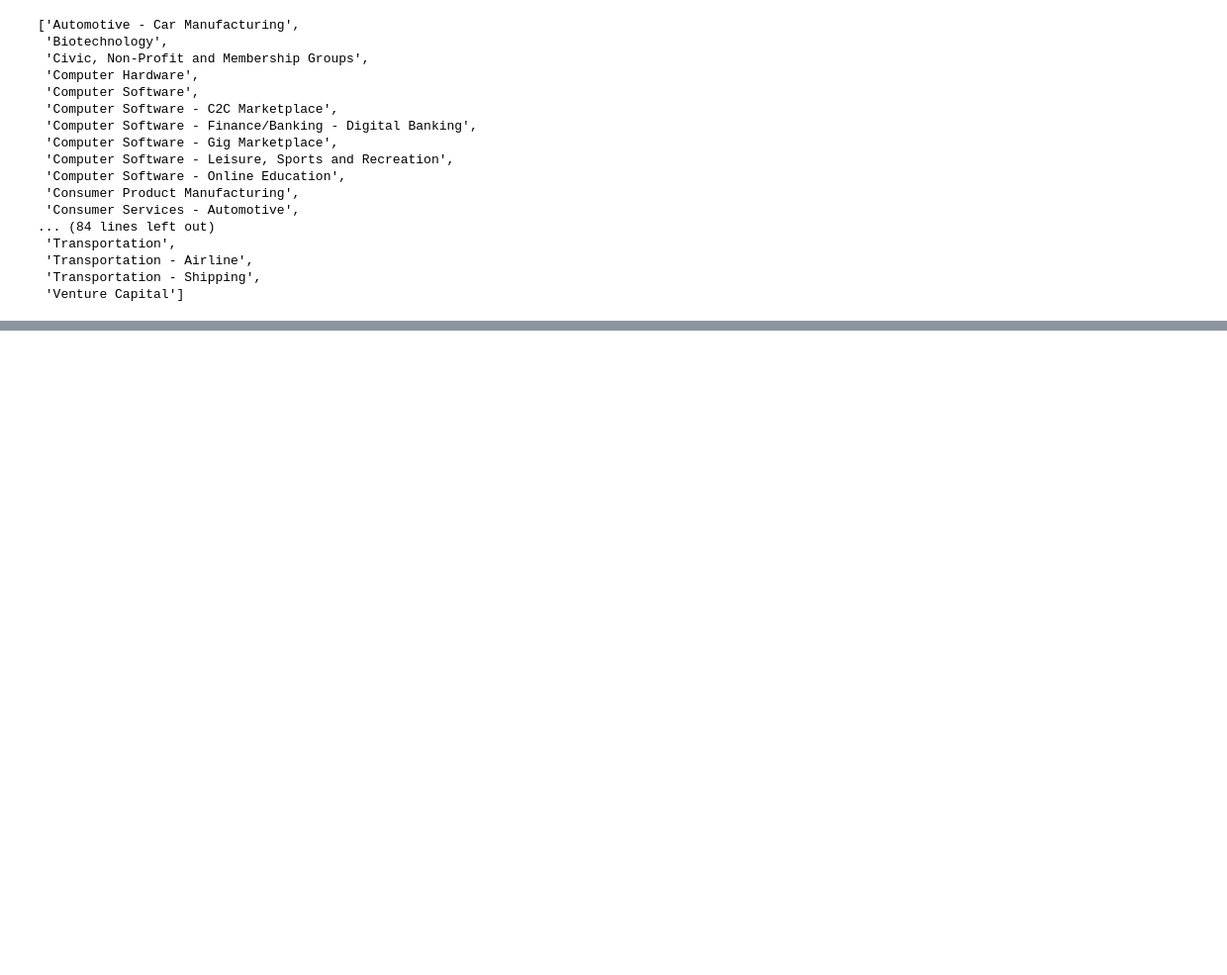
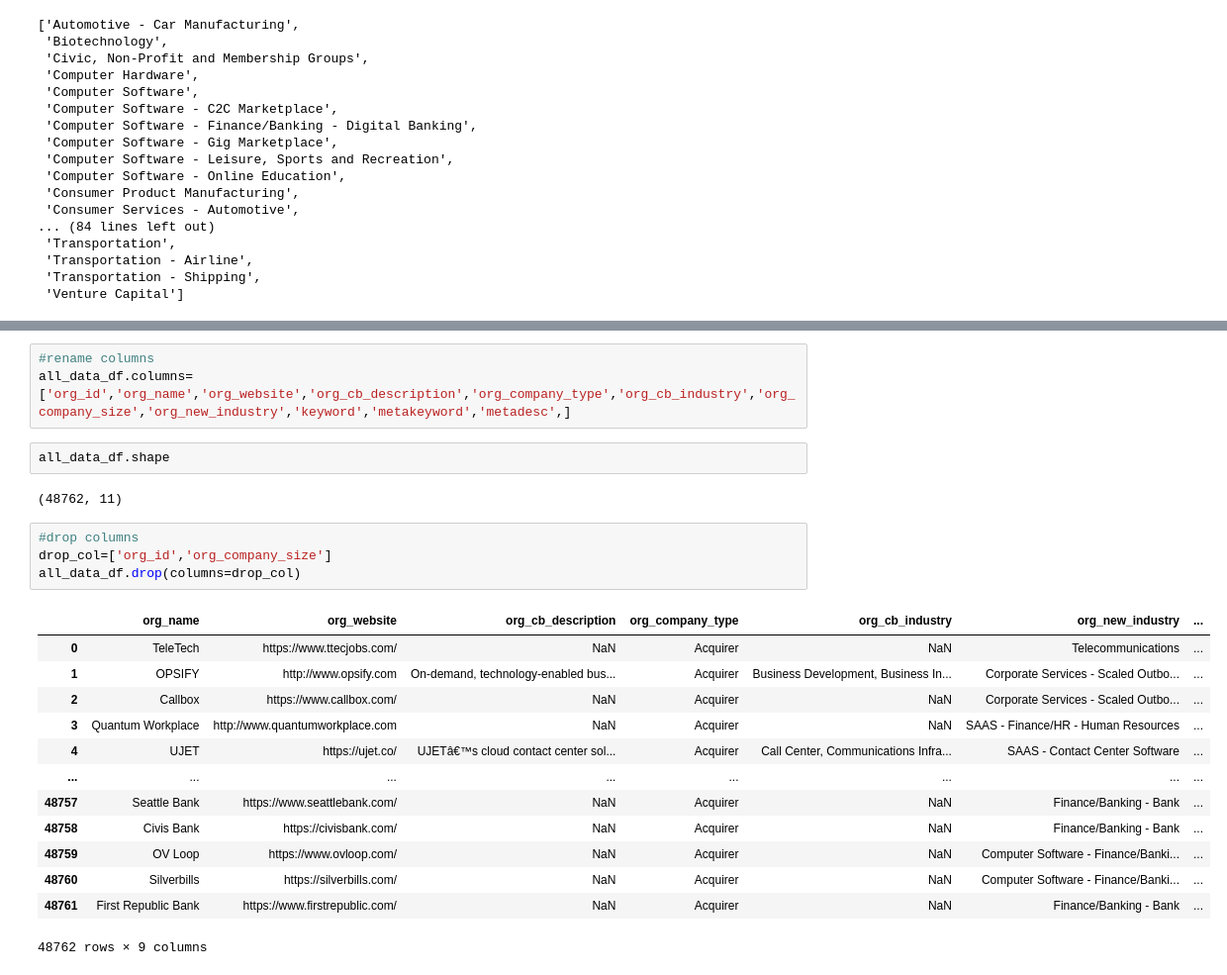
Before and after one commit to CSML1030/capstone, a Jupyter notebook: analysis.ipynb, the cells around one changed output, grey strips where cells are left out. Shown: that part at 99% size. Cells and saved outputs as stored; diff of their text form; blank space fills up the shorter version.

Commit message:
data exploration

```diff
--- a/analysis.ipynb
+++ b/analysis.ipynb
@@ -75,0 +143,25 @@ industries
+# %%
+#rename columns
+all_data_df.columns=['org_id','org_name','org_website','org_cb_description','org_company_type','org_cb_industry','org_company_size','org_new_industry','keyword','metakeyword','metadesc',]
+# %%
+all_data_df.shape
+# %% [output]
+(48762, 11)
+# %%
+#drop columns
+drop_col=['org_id','org_company_size']
+all_data_df.drop(columns=drop_col)
+# %% [output]
+|  | org_name | org_website | org_cb_description | org_company_type | org_cb_industry | org_new_industry | ... |
+| 0 | TeleTech | https://www.ttecjobs.com/ | NaN | Acquirer | NaN | Telecommunications | ... |
+| 1 | OPSIFY | http://www.opsify.com | On-demand, technology-enabled bus... | Acquirer | Business Development, Business In... | Corporate Services - Scaled Outbo... | ... |
+| 2 | Callbox | https://www.callbox.com/ | NaN | Acquirer | NaN | Corporate Services - Scaled Outbo... | ... |
+| 3 | Quantum Workplace | http://www.quantumworkplace.com | NaN | Acquirer | NaN | SAAS - Finance/HR - Human Resources | ... |
+| 4 | UJET | https://ujet.co/ | UJETâ€™s cloud contact center sol... | Acquirer | Call Center, Communications Infra... | SAAS - Contact Center Software | ... |
+| ... | ... | ... | ... | ... | ... | ... | ... |
+| 48757 | Seattle Bank | https://www.seattlebank.com/ | NaN | Acquirer | NaN | Finance/Banking - Bank | ... |
+| 48758 | Civis Bank | https://civisbank.com/ | NaN | Acquirer | NaN | Finance/Banking - Bank | ... |
+| 48759 | OV Loop | https://www.ovloop.com/ | NaN | Acquirer | NaN | Computer Software - Finance/Banki... | ... |
+| 48760 | Silverbills | https://silverbills.com/ | NaN | Acquirer | NaN | Computer Software - Finance/Banki... | ... |
+| 48761 | First Republic Bank | https://www.firstrepublic.com/ | NaN | Acquirer | NaN | Finance/Banking - Bank | ... |
+48762 rows × 9 columns
```
Also changed, not shown: parts of 6 cells of this notebook.
